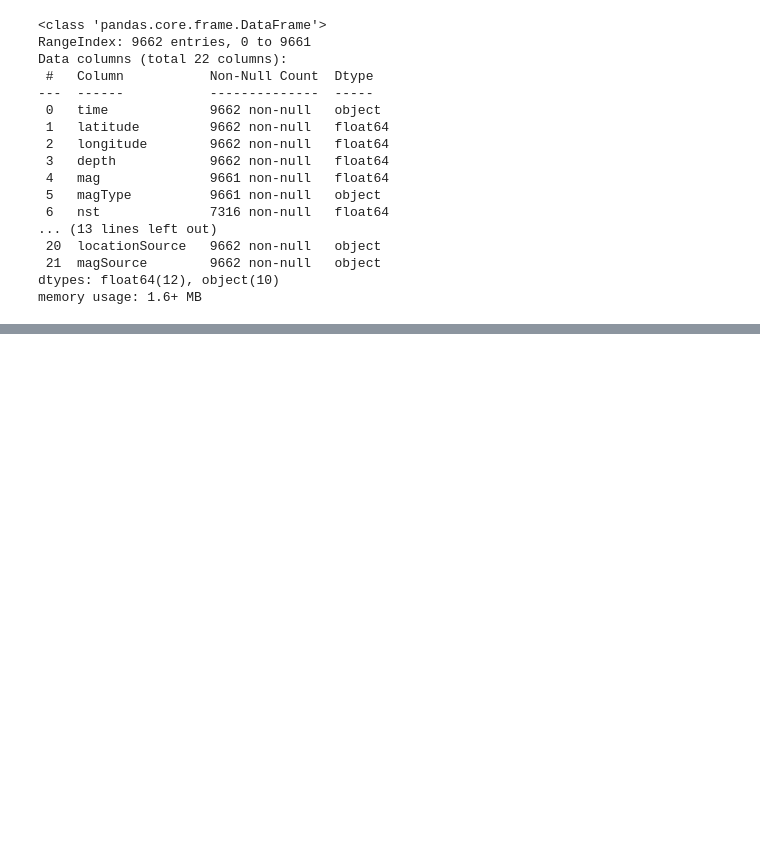
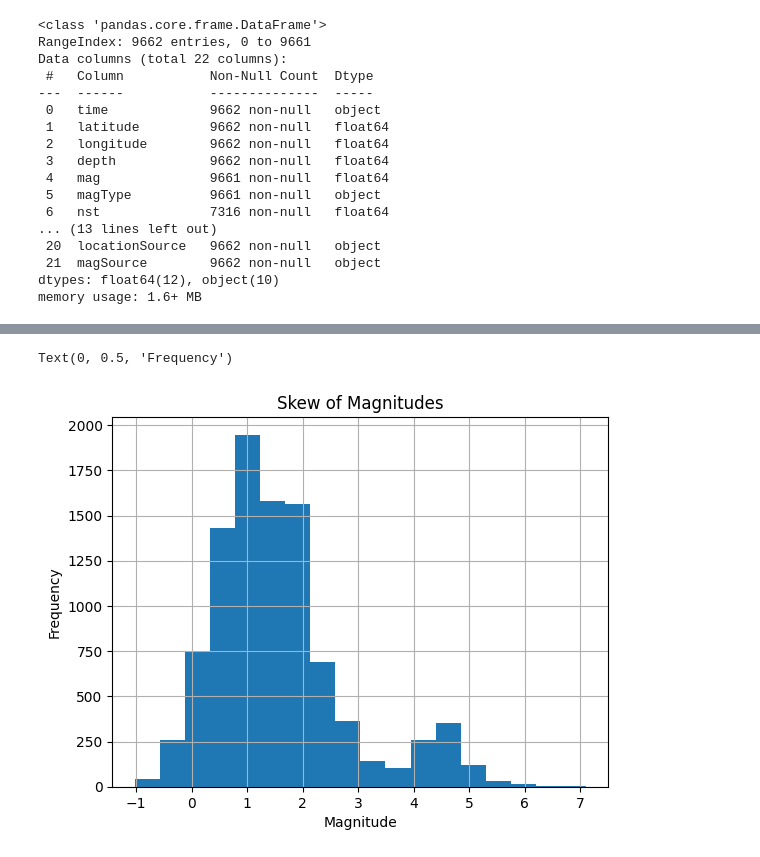
Before and after one commit to Rokeeb17/DS-Assignments, a Jupyter notebook: Assignment5.ipynb, the cells around one changed output, grey strips where cells are left out. Drawn from its saved outputs; the diff is of its cells as text; code cells hidden in the pictures; blank space fills up the shorter version.

```diff
--- a/Assignment5.ipynb
+++ b/Assignment5.ipynb
@@ -76,0 +130,9 @@ correlations
+# %%
+fig, ax = plt.subplots()
+realData.hist(column="mag", bins=18, ax=ax)
+ax.set_title('Skew of Magnitudes')
+ax.set_xlabel("Magnitude")
+ax.set_ylabel("Frequency")
+# %% [output]
+Text(0, 0.5, 'Frequency')
+[figure, added]
```
Also changed, not shown: parts of 14 cells of this notebook.
